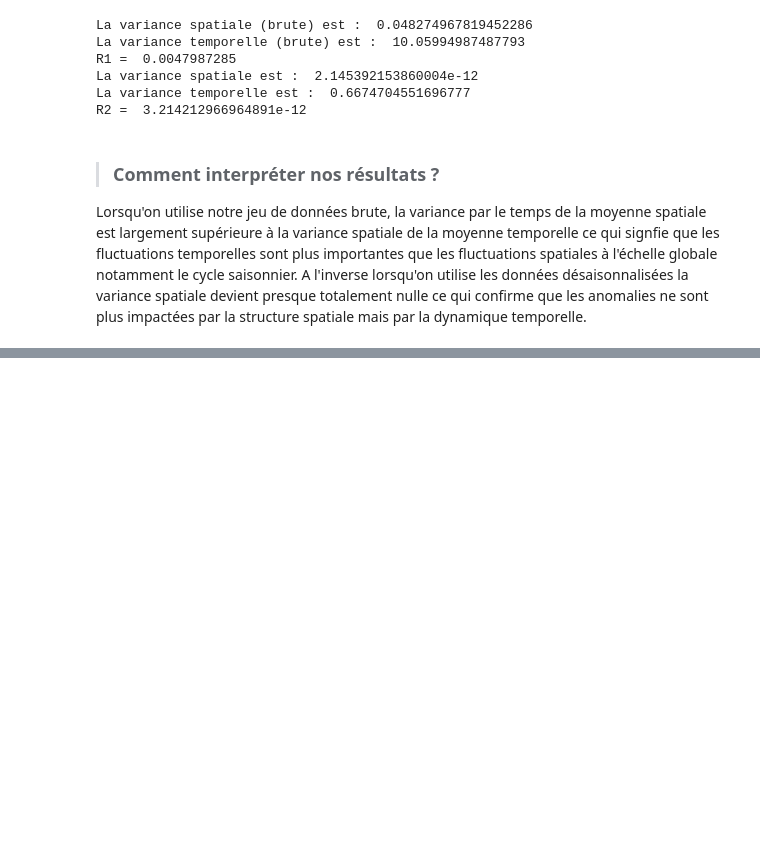
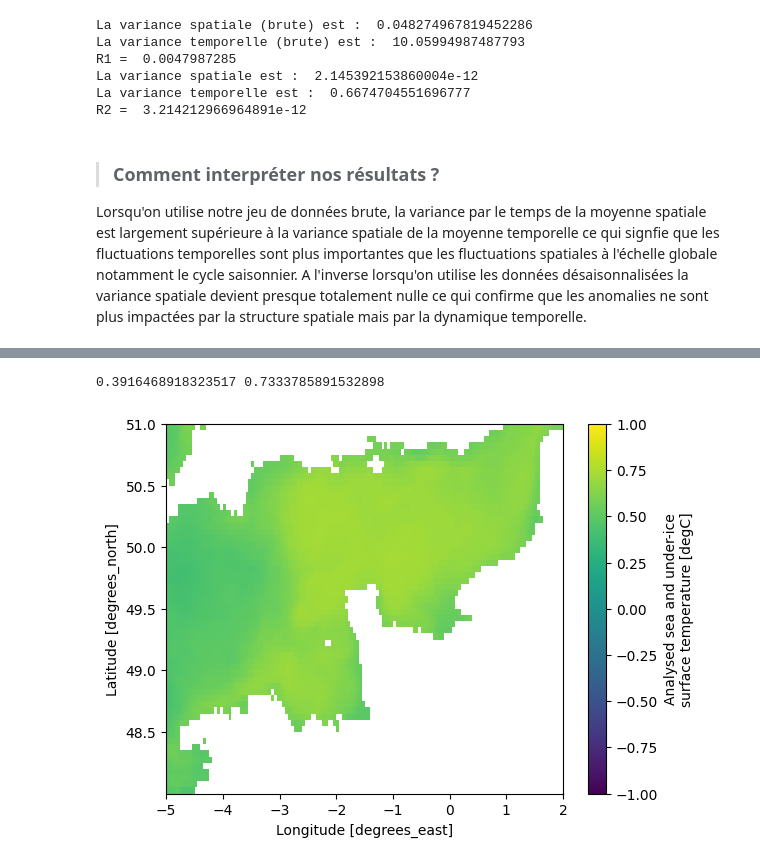
Before and after one commit to mkkuu/EnglishChannelSSTSciML, a Jupyter notebook: notebooks/statisticalAnalysis/09jointSpatioTemporalAnalysis.ipynb, the cells around one changed output, grey strips where cells are left out. Saved outputs shown, nothing was run; the diff lists cells and outputs as text; code cells hidden in the pictures; blank space fills up the shorter version.

```diff
--- a/notebooks/statisticalAnalysis/09jointSpatioTemporalAnalysis.ipynb
+++ b/notebooks/statisticalAnalysis/09jointSpatioTemporalAnalysis.ipynb
@@ -99,0 +159,16 @@ De plus puisque nos anomalies sont centrées nous n'avons pas besoin de retirer
+# %%
+lag = 30
+
+x = sstDesaisonnalise
+y = sstDesaisonnalise.shift(time=lag)
+
+lagCorr = xr.corr(x, y, dim="time")
+
+lagCorr.plot(vmin=-1, vmax=1)
+print(
+    float(lagCorr.min(skipna=True)),
+    float(lagCorr.max(skipna=True))
+)
+# %% [output]
+0.3916468918323517 0.7333785891532898
+[figure, added]
```
Also changed, not shown: parts of 6 cells of this notebook.
